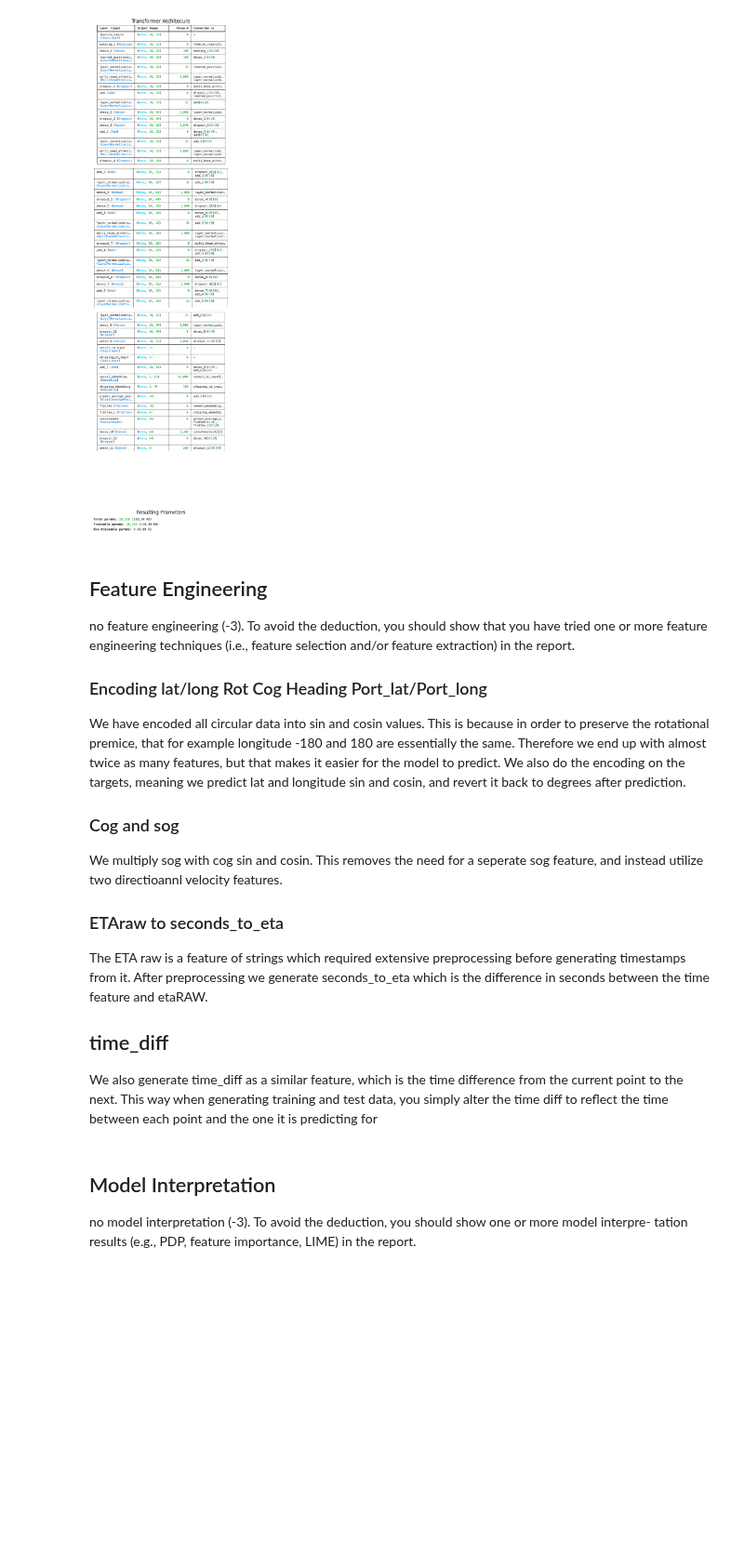
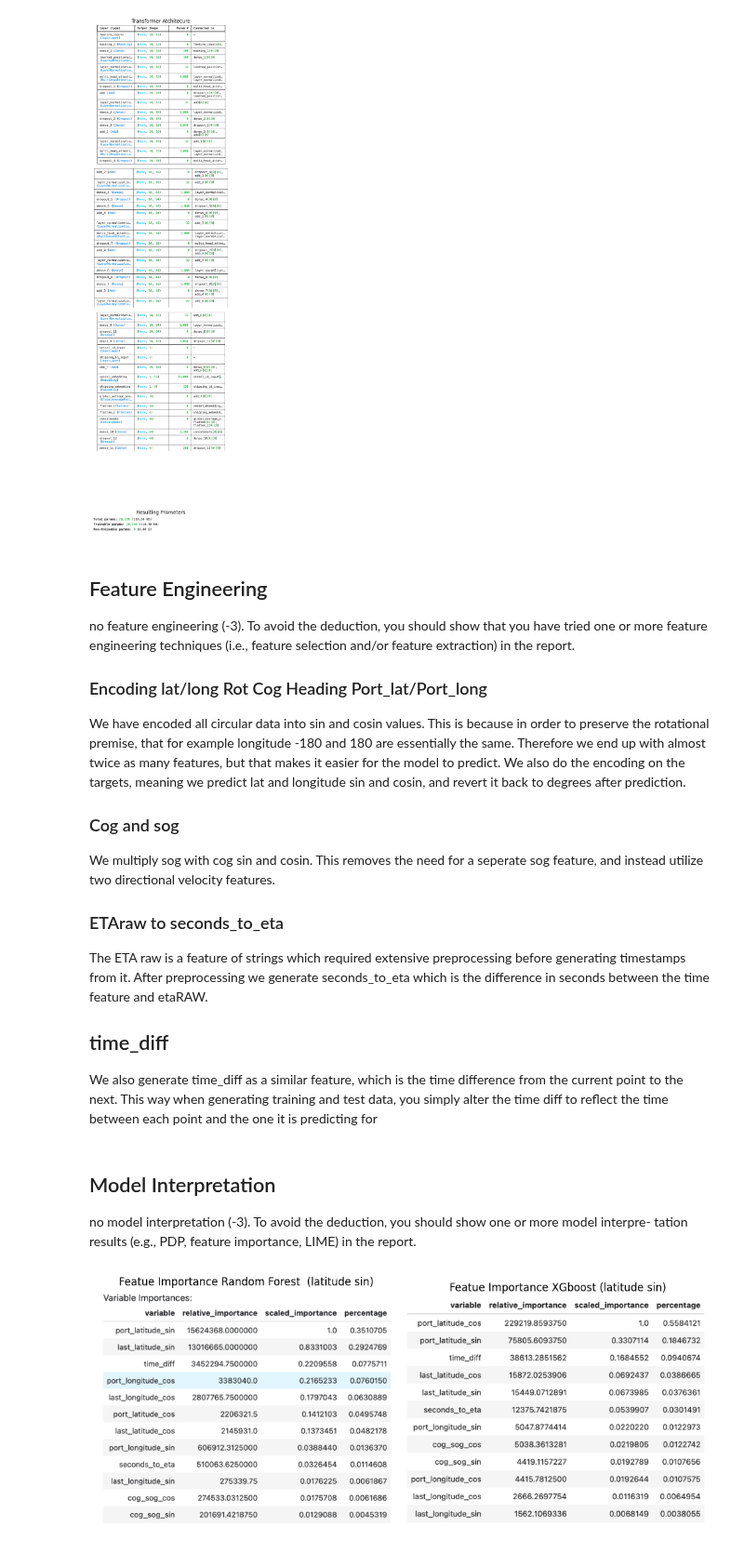
Before and after one commit to iverri/ML-Group-Project, a Jupyter notebook: Deliverables/report.ipynb, the cells around one changed output. Shown at 93% size. Drawn from its saved outputs; the diff is of its cells as text; code cells hidden in the pictures; blank space fills up the shorter version.

```diff
--- a/Deliverables/report.ipynb
+++ b/Deliverables/report.ipynb
@@ -350,10 +333,10 @@ plt.show()
 no feature engineering (-3). To avoid the deduction, you should show that you have tried one or more feature engineering techniques (i.e., feature selection and/or feature extraction) in the report.
 
 ### Encoding lat/long Rot Cog Heading Port_lat/Port_long
-We have encoded all circular data into sin and cosin values. This is because in order to preserve the rotational premice, that for example longitude -180 and 180 are essentially the same. Therefore we end up with almost twice as many features, but that makes it easier for the model to predict. We also do the encoding on the targets, meaning we predict lat and longitude sin and cosin, and revert it back to degrees after prediction.
+We have encoded all circular data into sin and cosin values. This is because in order to preserve the rotational premise, that for example longitude -180 and 180 are essentially the same. Therefore we end up with almost twice as many features, but that makes it easier for the model to predict. We also do the encoding on the targets, meaning we predict lat and longitude sin and cosin, and revert it back to degrees after prediction.
 
 ### Cog and sog
-We multiply sog with cog sin and cosin. This removes the need for a seperate sog feature, and instead utilize two directioannl velocity features.
+We multiply sog with cog sin and cosin. This removes the need for a seperate sog feature, and instead utilize two directional velocity features.
 
 ### ETAraw to seconds_to_eta
 The ETA raw is a feature of strings which required extensive preprocessing before generating timestamps from it. After preprocessing we generate seconds_to_eta which is the difference in seconds between the time feature and etaRAW.
@@ -364,3 +347,26 @@ We also generate time_diff as a similar feature, which is the time difference fr
 ## Model Interpretation
 
 no model interpretation (-3). To avoid the deduction, you should show one or more model interpre- tation results (e.g., PDP, feature importance, LIME) in the report.
+# %%
+# Load images
+img1 = mpimg.imread("images/feature_importance_RF.png")
+img2 = mpimg.imread("images/feature_importance_xgboost.png")
+
+
+# Create a figure and a set of subplots
+fig, axs = plt.subplots(1, 2, figsize=(10, 40))  # 4 rows, 1 column
+
+# Display each image in a subplot
+axs[0].imshow(img1)
+axs[0].axis("off")  # Hide axes
+axs[0].set_title("Feature Importance Random Forest  (latitude sin)")
+
+axs[1].imshow(img2)
+axs[1].axis("off")  # Hide axes
+axs[1].set_title("Feature Importance XGboost (latitude sin)")
+
+
+plt.tight_layout()
+plt.show()
+# %% [output]
+[figure, added]
```
Also changed, not shown: parts of 2 cells of this notebook.
